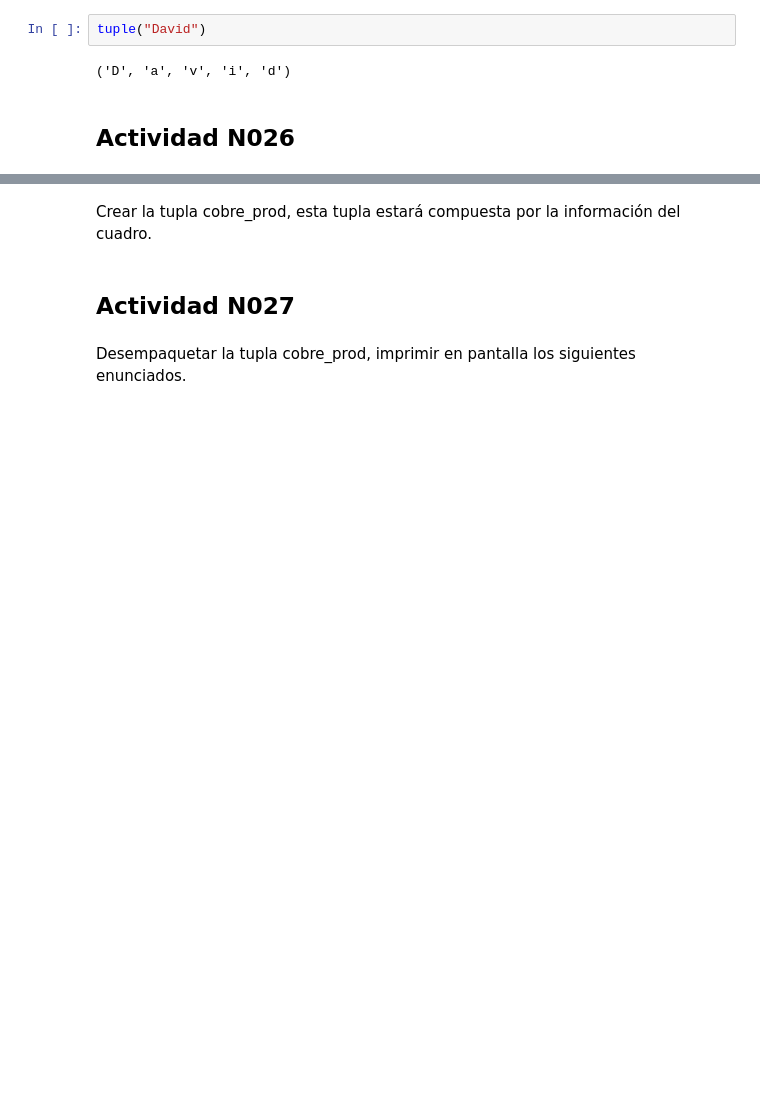
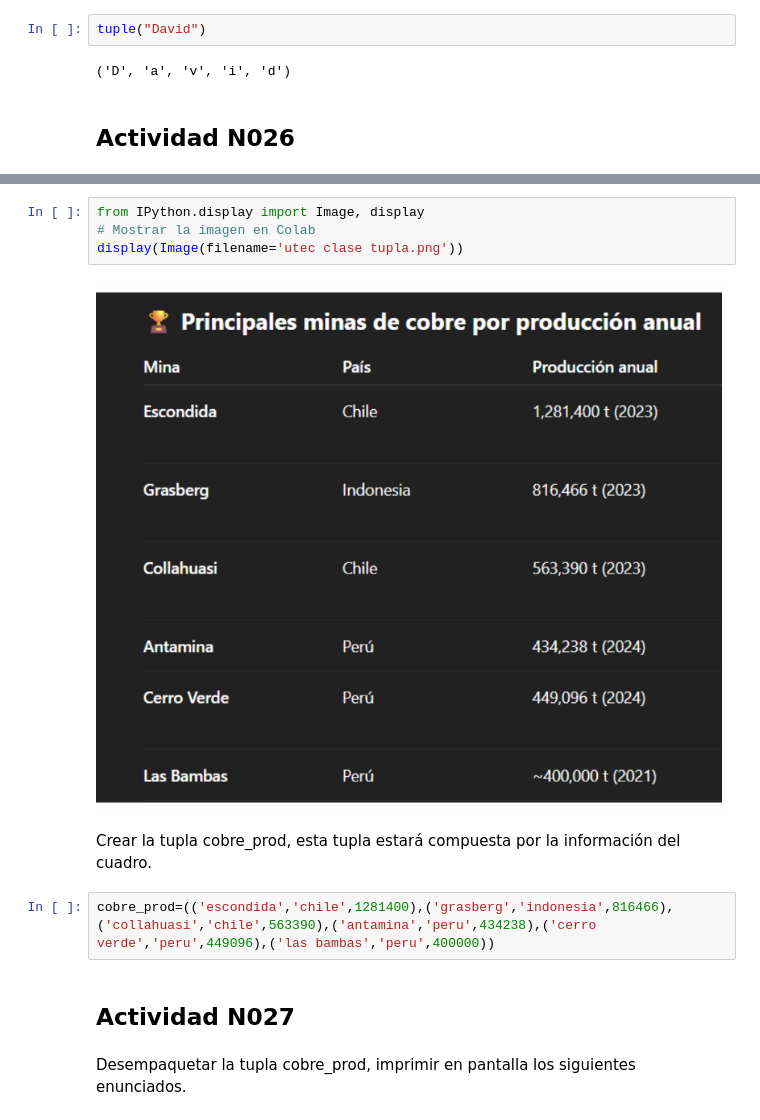
Before and after one commit to esanruben/programa-python-utec, a Jupyter notebook: [3]_Progama_Python_UTEC_Sesion03_Tuplas.ipynb, the cells around one changed output, grey strips where cells are left out. Drawn from its saved outputs; the diff is of its cells as text; blank space fills up the shorter version.

Commit message:
fin tuplas

```diff
--- a/[3]_Progama_Python_UTEC_Sesion03_Tuplas.ipynb
+++ b/[3]_Progama_Python_UTEC_Sesion03_Tuplas.ipynb
@@ -295,5 +302,13 @@ tuple("David")
+# %%
+from IPython.display import Image, display
+# Mostrar la imagen en Colab
+display(Image(filename='utec clase tupla.png'))
+# %% [output]
+[figure, added]
 # %% [markdown]
 Crear la tupla cobre_prod, esta tupla estará compuesta por la información del cuadro.
+# %%
+cobre_prod=(('escondida','chile',1281400),('grasberg','indonesia',816466),('collahuasi','chile',563390),('antamina','peru',434238),('cerro verde','peru',449096),('las bambas','peru',400000))
 # %% [markdown]
 ## Actividad N027
 # %% [markdown]
```
Also changed, not shown: parts of 2 cells of this notebook.
